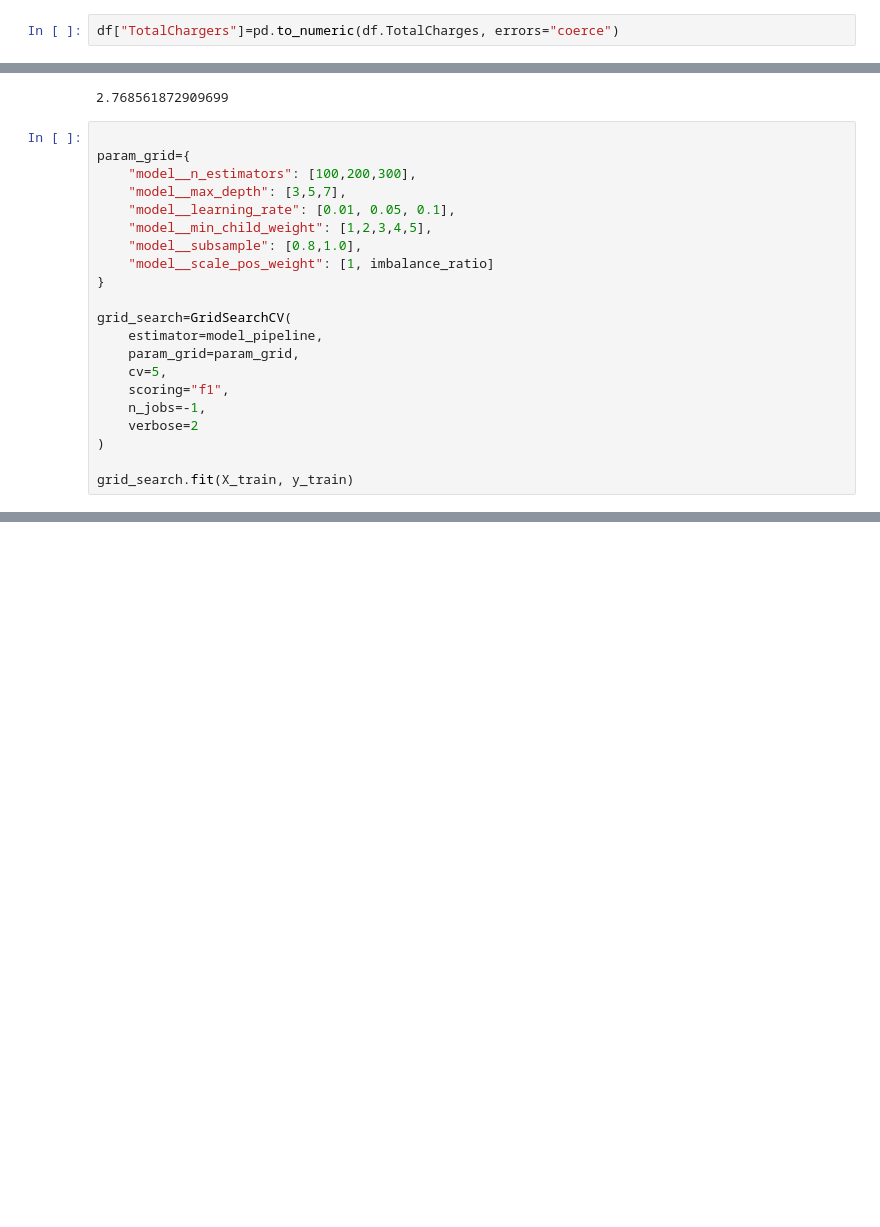
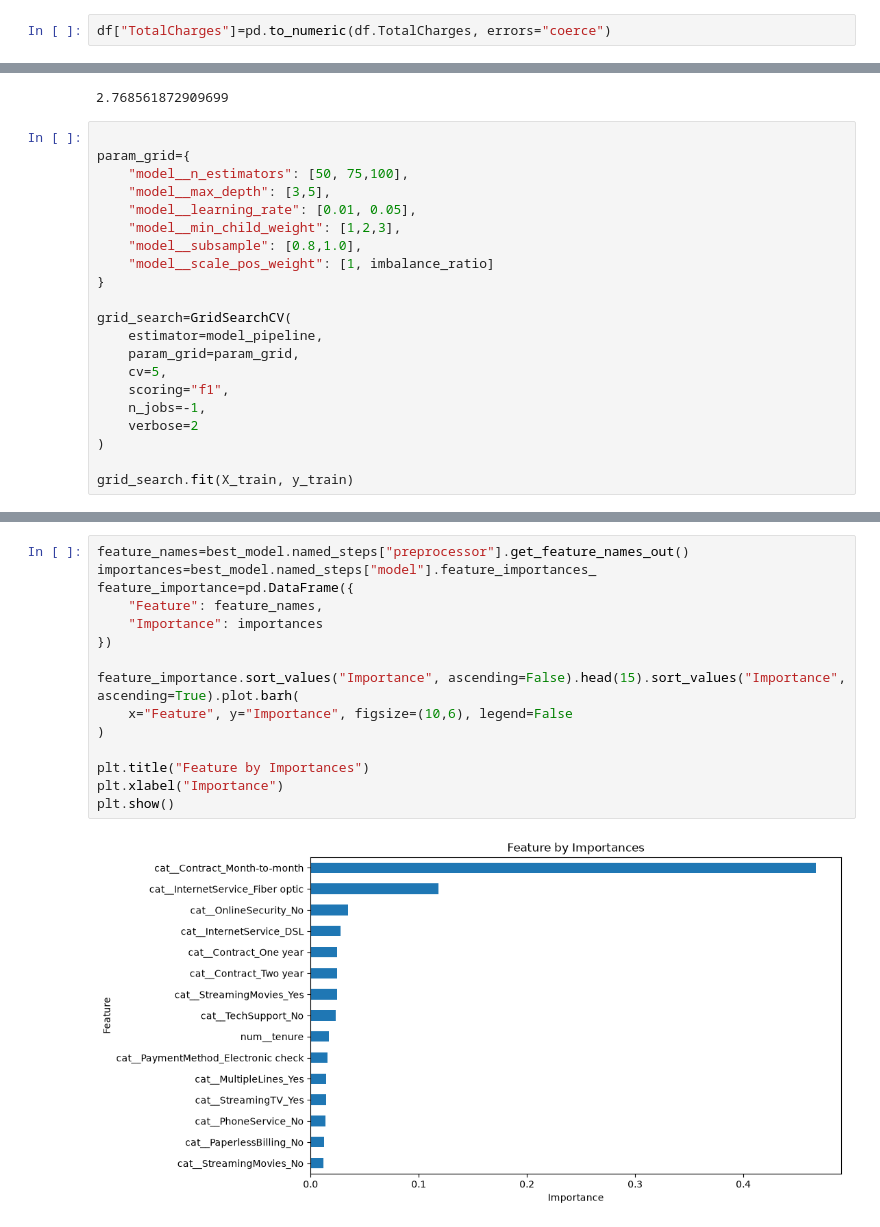
Before and after one commit to kun-2023/Churn-Detector-Project-on-Telecommunication-Customer, a Jupyter notebook: notebook/2_Modeling.ipynb, the cells around one changed output, grey strips where cells are left out. Saved outputs shown, nothing was run; the diff lists cells and outputs as text; blank space fills up the shorter version.

```diff
--- a/notebook/2_Modeling.ipynb
+++ b/notebook/2_Modeling.ipynb
@@ -38,7 +38,7 @@ Data columns (total 21 columns):
 dtypes: float64(1), int64(2), str(18)
 memory usage: 1.9 MB
 # %%
-df["TotalChargers"]=pd.to_numeric(df.TotalCharges, errors="coerce")
+df["TotalCharges"]=pd.to_numeric(df.TotalCharges, errors="coerce")
 # %%
 df.isna().sum()
 # %% [output]
@@ -127,10 +147,10 @@ print(imbalance_ratio)
 # %%
 
 param_grid={
-    "model__n_estimators": [100,200,300],
-    "model__max_depth": [3,5,7],
-    "model__learning_rate": [0.01, 0.05, 0.1],
-    "model__min_child_weight": [1,2,3,4,5],
+    "model__n_estimators": [50, 75,100],
+    "model__max_depth": [3,5],
+    "model__learning_rate": [0.01, 0.05],
+    "model__min_child_weight": [1,2,3],
     "model__subsample": [0.8,1.0],
     "model__scale_pos_weight": [1, imbalance_ratio]
 }
@@ -250,0 +272,17 @@ plt.show()
+# %%
+feature_names=best_model.named_steps["preprocessor"].get_feature_names_out()
+importances=best_model.named_steps["model"].feature_importances_
+feature_importance=pd.DataFrame({
+    "Feature": feature_names,
+    "Importance": importances
+})
+
+feature_importance.sort_values("Importance", ascending=False).head(15).sort_values("Importance", ascending=True).plot.barh(
+    x="Feature", y="Importance", figsize=(10,6), legend=False
+)
+
+plt.title("Feature by Importances")
+plt.xlabel("Importance")
+plt.show()
+# %% [output]
+[figure, added]
```
Also changed, not shown: parts of 7 cells of this notebook, 6 other files.
